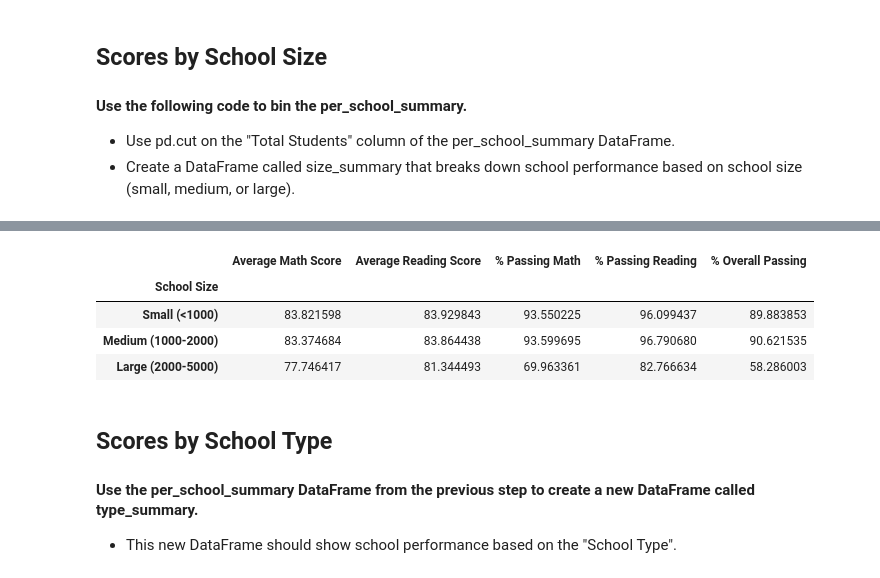
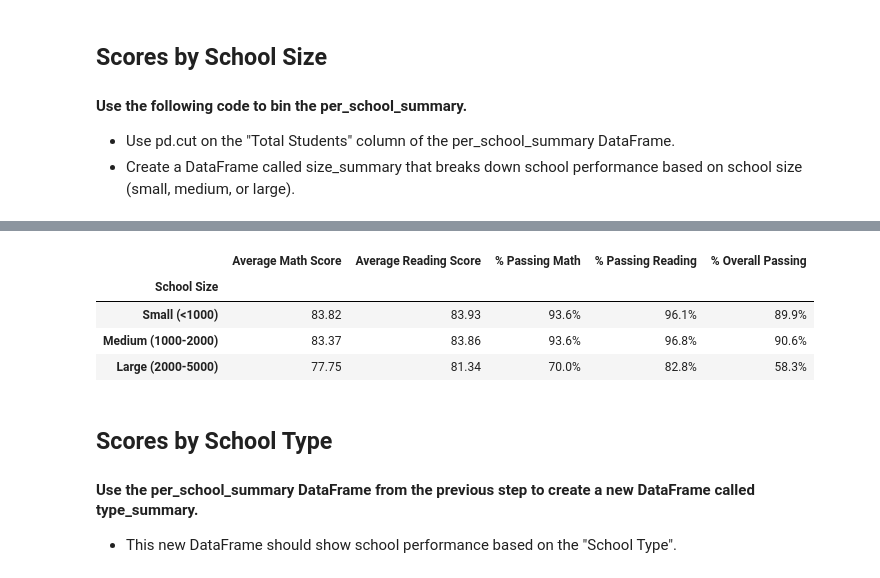
Before and after one commit to kcwaggs/pandas-challenge, a Jupyter notebook: PyCitySchools/PyCitySchools.ipynb, the cells around one changed output, grey strips where cells are left out. Cells and saved outputs as stored; diff of their text form; code cells hidden in the pictures.

```diff
--- a/PyCitySchools/PyCitySchools.ipynb
+++ b/PyCitySchools/PyCitySchools.ipynb
@@ -422,21 +477,28 @@ size_overall_passing = size_summary.groupby(["School Size"])["% Overall Passing"
 # %%
 # Create a DataFrame called `size_summary` that breaks down school performance based on school size (small, medium, or large).
 # Use the scores above to create a new DataFrame called `size_summary`
 size_summary = pd.DataFrame({'Average Math Score': size_math_scores
                                  ,'Average Reading Score': size_reading_scores
                                  ,'% Passing Math': size_passing_math
                                  ,'% Passing Reading': size_passing_reading
                                  ,'% Overall Passing': size_overall_passing
                                 })
 
+# Formatting
+size_summary['Average Math Score'] = size_summary['Average Math Score'].round(2)
+size_summary['Average Reading Score'] = size_summary['Average Reading Score'].round(2)
+size_summary['% Passing Math'] = size_summary['% Passing Math'].round(1).astype(str) + '%'
+size_summary['% Passing Reading'] = size_summary['% Passing Reading'].round(1).astype(str) + '%'
+size_summary['% Overall Passing'] = size_summary['% Overall Passing'].round(1).astype(str) + '%'
+
 # Display results
 size_summary
 # %% [output]
 |  | Average Math Score | Average Reading Score | % Passing Math | % Passing Reading | % Overall Passing |
 | School Size |  |  |  |  |  |
-| Small (<1000) | 83.821598 | 83.929843 | 93.550225 | 96.099437 | 89.883853 |
-| Medium (1000-2000) | 83.374684 | 83.864438 | 93.599695 | 96.790680 | 90.621535 |
-| Large (2000-5000) | 77.746417 | 81.344493 | 69.963361 | 82.766634 | 58.286003 |
+| Small (<1000) | 83.82 | 83.93 | 93.6% | 96.1% | 89.9% |
+| Medium (1000-2000) | 83.37 | 83.86 | 93.6% | 96.8% | 90.6% |
+| Large (2000-5000) | 77.75 | 81.34 | 70.0% | 82.8% | 58.3% |
 # %% [markdown]
 ## Scores by School Type
 #### Use the per_school_summary DataFrame from the previous step to create a new DataFrame called type_summary.
```
Also changed, not shown: parts of 17 cells of this notebook, 1 other file.
